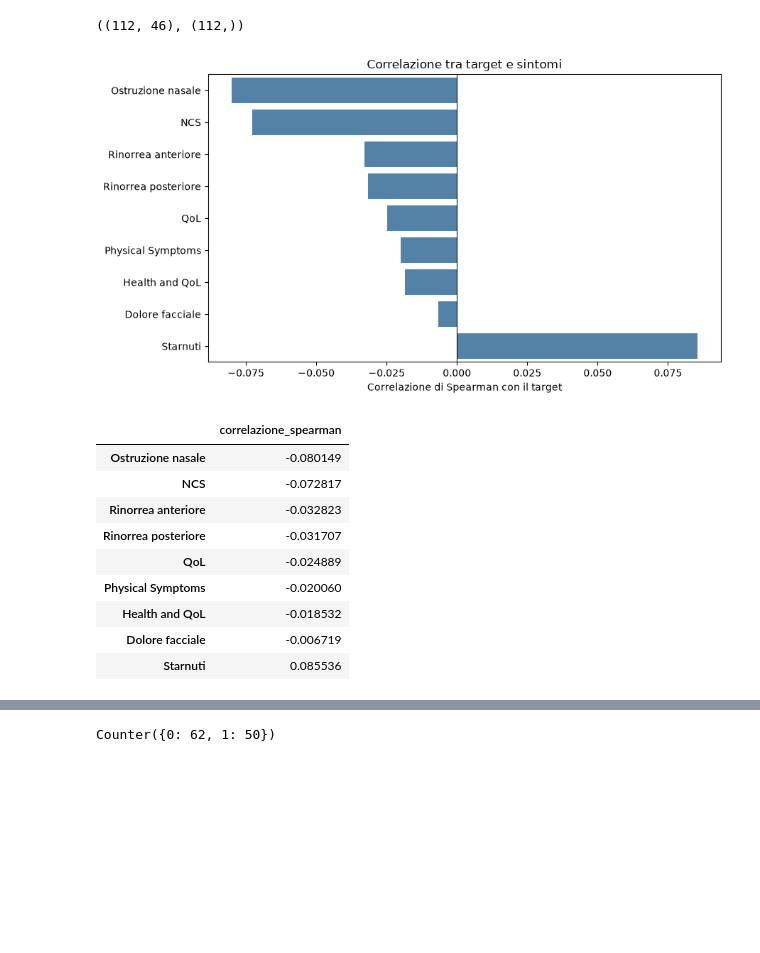
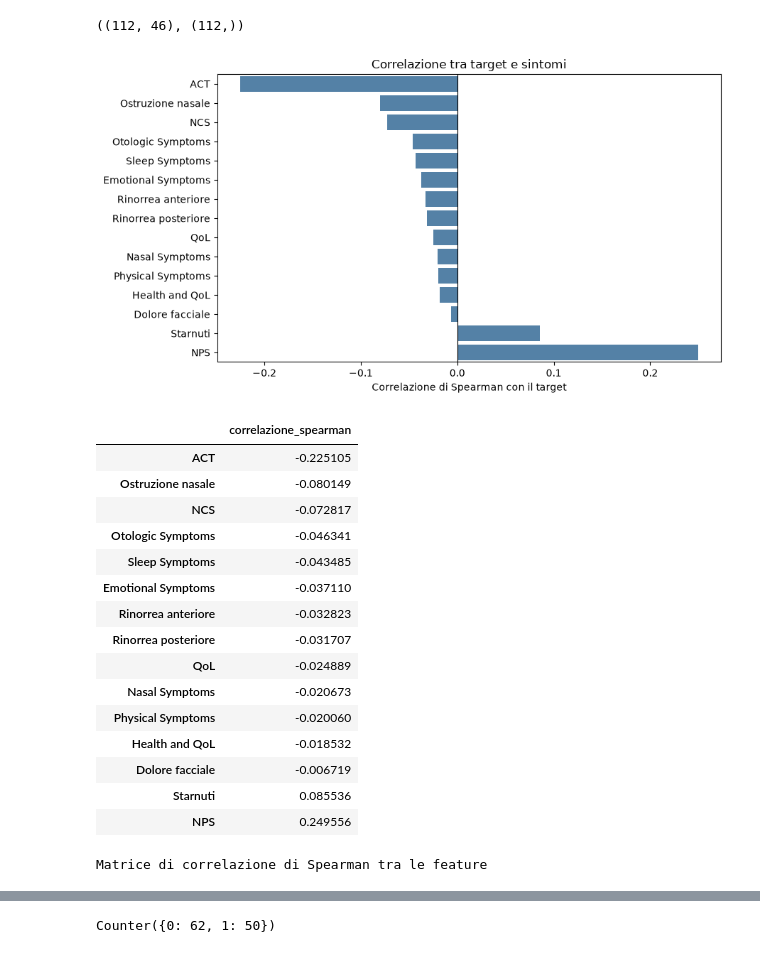
Before and after one commit to adsp-polito/2026-P8-LINKS_ADSP-Dupilumab_Eosinophilia_Early_Prediction, a Jupyter notebook: Notebooks/src/Test1.ipynb, the cells around one changed output, grey strips where cells are left out. Cells and saved outputs as stored; diff of their text form; code cells hidden in the pictures; blank space fills up the shorter version.

```diff
--- a/Notebooks/src/Test1.ipynb
+++ b/Notebooks/src/Test1.ipynb
@@ -121,9 +122,19 @@ discrete_cols = [
     "Giorni al mese di utilizzo spray",
     "ACT",
     "NPS",
-    "NCS",
-    "Dolore facciale",
+    # "Physical Symptoms",
+    # "Health and QoL",
+    "Nasal Symptoms",
+    "Otologic Symptoms",
+    "Sleep Symptoms",
+    "Emotional Symptoms",
+    # "NCS",
+    "Ostruzione nasale",
+    "Rinorrea anteriore",
+    "Rinorrea posteriore",
+    # "Dolore facciale",
     "Starnuti",
+    "QoL",
 ]
 
 categorical_cols = all_features["cat"].copy()
@@ -146,55 +157,84 @@ df[continuous_cols] = df[continuous_cols].apply(
 df[discrete_cols] = df[discrete_cols].astype("float64")
 df[ordinal_cols] = df[ordinal_cols].astype("float64")
 # %%
-# PLOT CORRELAZIONI
+# PLOT CORRELAZIONI VAS SNOT
 import pandas as pd
 import matplotlib.pyplot as plt
 import seaborn as sns
 
 features = [
+    "ACT",
+    "NPS",
     "Physical Symptoms",
     "Health and QoL",
+    "Nasal Symptoms",
+    "Otologic Symptoms",
+    "Sleep Symptoms",
+    "Emotional Symptoms",
     "NCS",
     "Ostruzione nasale",
     "Rinorrea anteriore",
     "Rinorrea posteriore",
     "Dolore facciale",
     "Starnuti",
     "QoL",
 ]
 
 missing = [col for col in features if col not in df.columns]
 if missing:
     print("Colonne non trovate:", missing)
 
 available = [col for col in features if col in df.columns]
 if not available:
     raise ValueError("Nessuna delle feature richieste è presente in df.")
 
 values = df[available].apply(pd.to_numeric, errors="coerce")
 target = pd.to_numeric(pd.Series(y, index=df.index), errors="coerce")
 
 correlations = values.corrwith(target, method="spearman").sort_values()
 
 plt.figure(figsize=(9, 5))
 sns.barplot(x=correlations.values, y=correlations.index, color="steelblue")
 plt.axvline(0, color="black", linewidth=0.8)
 plt.xlabel("Correlazione di Spearman con il target")
 plt.ylabel("")
 plt.title("Correlazione tra target e sintomi")
 plt.tight_layout()
 plt.show()
 
 display(correlations.rename("correlazione_spearman").to_frame())
+
+feature_correlations = values.corr(method="spearman")
+feature_correlations = feature_correlations.mask(np.eye(len(feature_correlations), dtype=bool))
+print("Matrice di correlazione di Spearman tra le feature")
+display(feature_correlations.round(3))
+
+fig, ax = plt.subplots(figsize=(12, 10), layout="constrained")
+sns.heatmap(
+    feature_correlations, annot=True, fmt=".2f", cmap="coolwarm",
+    vmin=-1, vmax=1, center=0, square=True, ax=ax,
+    annot_kws={"size": 8}, cbar_kws={"label": "Correlazione di Spearman"},
+)
+ax.set_title("Correlazione di Spearman tra le feature VAS/SNOT")
+plt.setp(ax.get_xticklabels(), rotation=45, ha="right")
+plt.setp(ax.get_yticklabels(), rotation=0)
+plt.show()
 # %% [output]
-[figure, old version]
+[figure, new version]
 |  | correlazione_spearman |
+| ACT | -0.225105 |
 | Ostruzione nasale | -0.080149 |
 | NCS | -0.072817 |
+| Otologic Symptoms | -0.046341 |
+| Sleep Symptoms | -0.043485 |
+| Emotional Symptoms | -0.037110 |
 | Rinorrea anteriore | -0.032823 |
 | Rinorrea posteriore | -0.031707 |
 | QoL | -0.024889 |
+| Nasal Symptoms | -0.020673 |
 | Physical Symptoms | -0.020060 |
 | Health and QoL | -0.018532 |
 | Dolore facciale | -0.006719 |
 | Starnuti | 0.085536 |
+| NPS | 0.249556 |
+Matrice di correlazione di Spearman tra le feature
```
Also changed, not shown: parts of 6 cells of this notebook, 3 other files.
